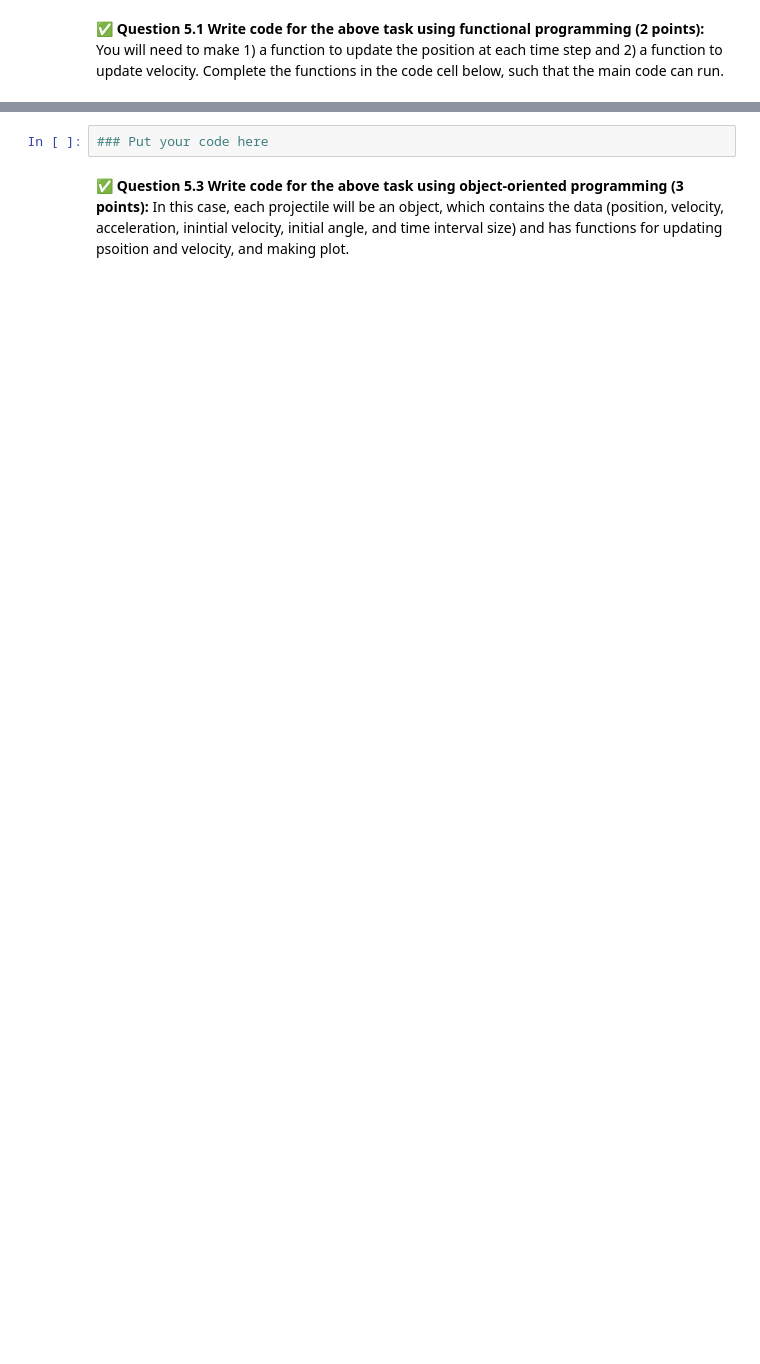
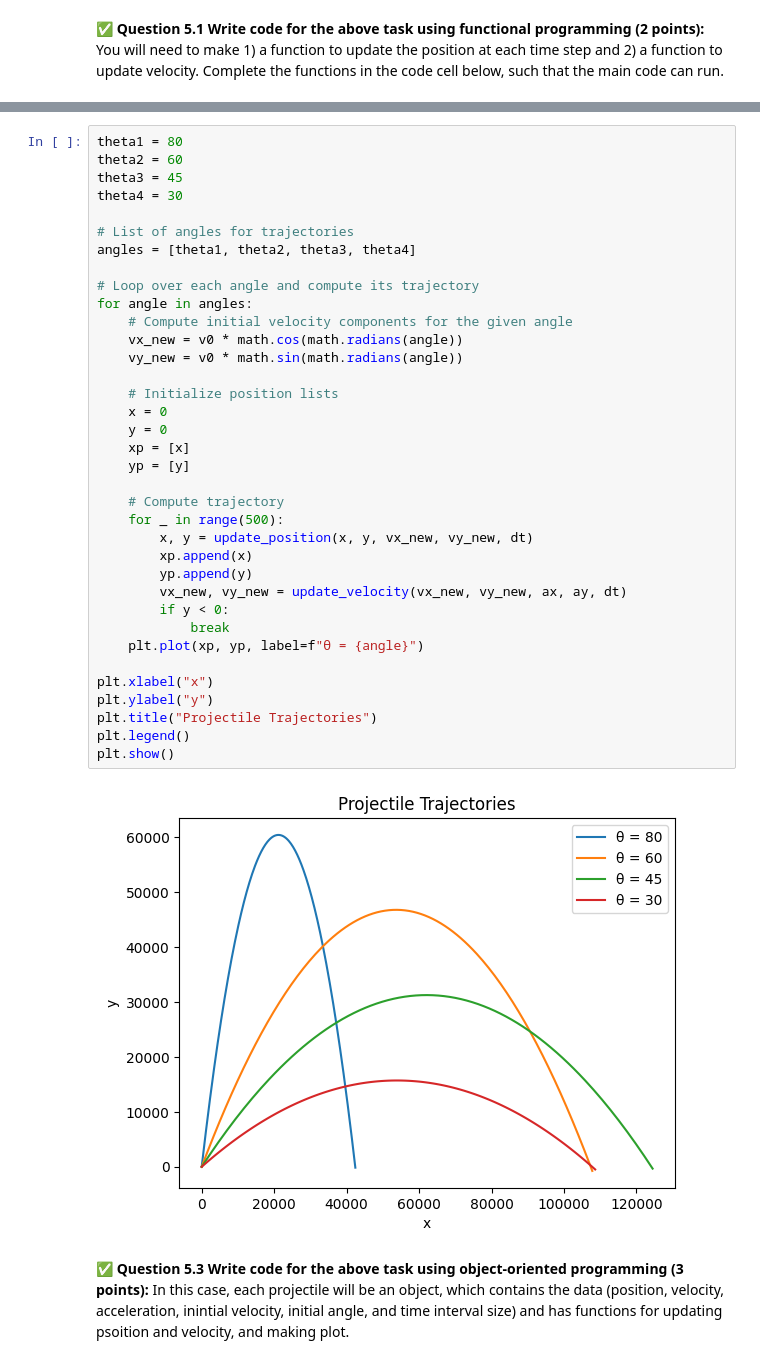
Before and after one commit to KlutzyFella/CMSE202-f25-turnin, a Jupyter notebook: midterm/CMSE202-Midterm-Section003-STUDENT (1).ipynb, the cells around one changed output, grey strips where cells are left out. Drawn from its saved outputs; the diff is of its cells as text; blank space fills up the shorter version.

```diff
--- a/midterm/CMSE202-Midterm-Section003-STUDENT (1).ipynb
+++ b/midterm/CMSE202-Midterm-Section003-STUDENT (1).ipynb
@@ -796,7 +853,43 @@ plt.plot(xp,yp,c='b')
 
 <img src="https://i.ibb.co/Z1VK7sc0/trajectories.png" width=400px>
 # %%
-### Put your code here
+theta1 = 80
+theta2 = 60
+theta3 = 45
+theta4 = 30
+
+# List of angles for trajectories
+angles = [theta1, theta2, theta3, theta4]
+
+# Loop over each angle and compute its trajectory
+for angle in angles:
+    # Compute initial velocity components for the given angle
+    vx_new = v0 * math.cos(math.radians(angle))
+    vy_new = v0 * math.sin(math.radians(angle))
+
+    # Initialize position lists
+    x = 0
+    y = 0
+    xp = [x]
+    yp = [y]
+
+    # Compute trajectory
+    for _ in range(500):
+        x, y = update_position(x, y, vx_new, vy_new, dt)
+        xp.append(x)
+        yp.append(y)
+        vx_new, vy_new = update_velocity(vx_new, vy_new, ax, ay, dt)
+        if y < 0:
+            break
+    plt.plot(xp, yp, label=f"θ = {angle}")
+
+plt.xlabel("x")
+plt.ylabel("y")
+plt.title("Projectile Trajectories")
+plt.legend()
+plt.show()
+# %% [output]
+[figure, added]
 # %% [markdown]
 &#9989; **Question 5.3 Write code for the above task using object-oriented programming (3 points):** In this case, each projectile will be an object, which contains the data (position, velocity, acceleration, inintial velocity, initial angle, and time interval size) and has functions for updating psoition and velocity, and making plot.
 # %%
```
Also changed, not shown: parts of 7 cells of this notebook.
